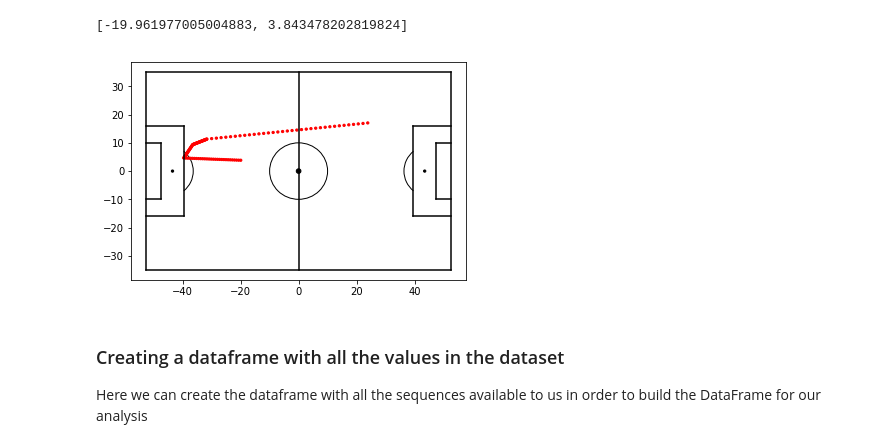
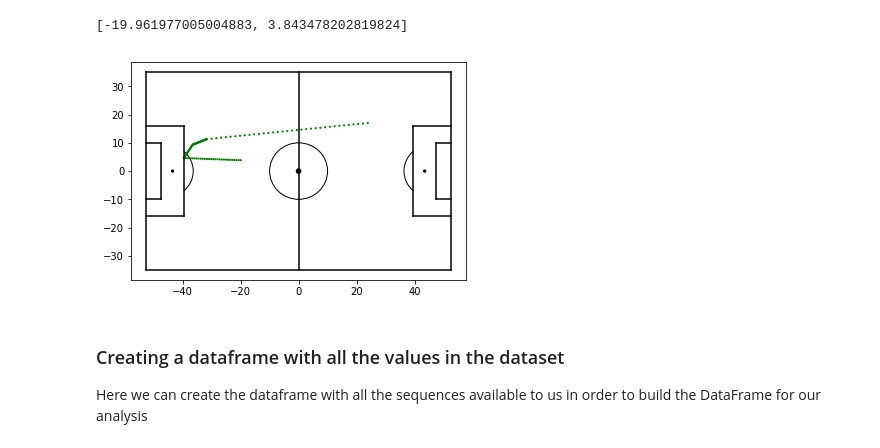
Before and after one commit to raghav96/datascience, a Jupyter notebook: Football Analysis.ipynb, the cells around one changed output. Cells and saved outputs as stored; diff of their text form; code cells hidden in the pictures.

```diff
--- a/Football Analysis.ipynb
+++ b/Football Analysis.ipynb
@@ -48,7 +48,7 @@ ball_pos[0]
 # %%
 # Plotting the ball along with the position of the ball
 # Run with createPitch([]) to just display the pitch
-def createPitch(ball_positions):
+def createPitch(ball_pos, defense_pos, attack_pos):
     #Create figure
     fig=plt.figure()
     ax=fig.add_subplot(1,1,1)
@@ -78,37 +78,44 @@ def createPitch(ball_positions):
     #Right 6-yard Box
     plt.plot([52.5,47.5],[-10,-10],color="black")
     plt.plot([47.5,47.5],[-10,10],color="black")
     plt.plot([52.5,47.5],[10,10],color="black")
 
     #Create Arc and add it to our plot
     leftArc = patches.Arc((-45.5,0),height=18.3,width=18.3,angle=0,theta1=310,theta2=50,color="black")
     rightArc = patches.Arc((45.5,0),height=18.3,width=18.3,angle=0,theta1=130,theta2=230,color="black")
 
 
     #Assign circles to variables - do not fill the centre circle!
     centreCircle = plt.Circle((0,0),10,color="black",fill=False)
     centreSpot = plt.Circle((0,0),0.8,color="black")
     leftPenSpot = plt.Circle((-43.5,0),0.4, color="black")
     rightPenSpot = plt.Circle((43.5,0),0.4, color="black")
 
     #Draw Arcs
     ax.add_patch(leftArc)
     ax.add_patch(rightArc)
 
     #Draw the circles to our plot
     ax.add_patch(centreCircle)
     ax.add_patch(centreSpot)
     ax.add_patch(leftPenSpot)
     ax.add_patch(rightPenSpot)
 
     # Plotting the ball
-    for pos in ball_positions:
-        locBall = plt.Circle((pos[0],pos[1]),0.4,color="red")
+    for pos in attack_pos:
+        locBall = plt.Circle((pos[0],pos[1]),0.2,color="red")
+        ax.add_patch(locBall)
+    for pos in defense_pos:
+        locBall = plt.Circle((pos[0],pos[1]),0.2,color="blue")
+        ax.add_patch(locBall)
+    for pos in ball_pos:
+        locBall = plt.Circle((pos[0],pos[1]),0.2,color="green")
         ax.add_patch(locBall)
 
-createPitch(ball_pos)
+
+createPitch(ball_pos, [], [])
 # %% [output]
-[figure, old version]
+[figure, new version]
 # %% [markdown]
 ### Creating a dataframe with all the values in the dataset
 
```
Also changed, not shown: parts of 3 cells of this notebook, 1 other file.
